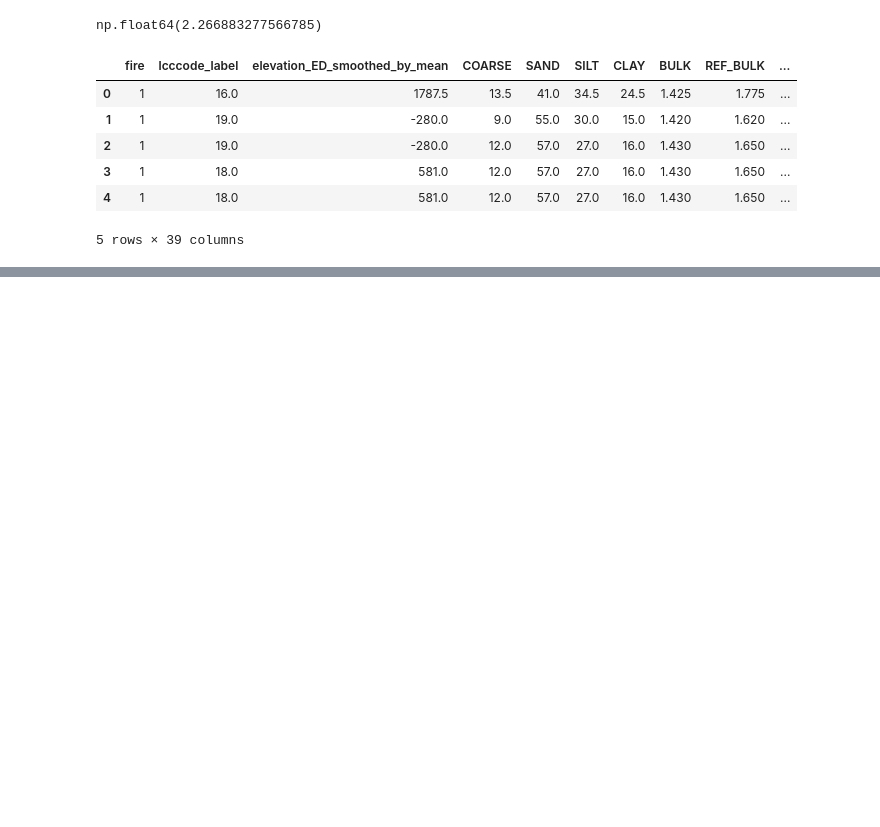
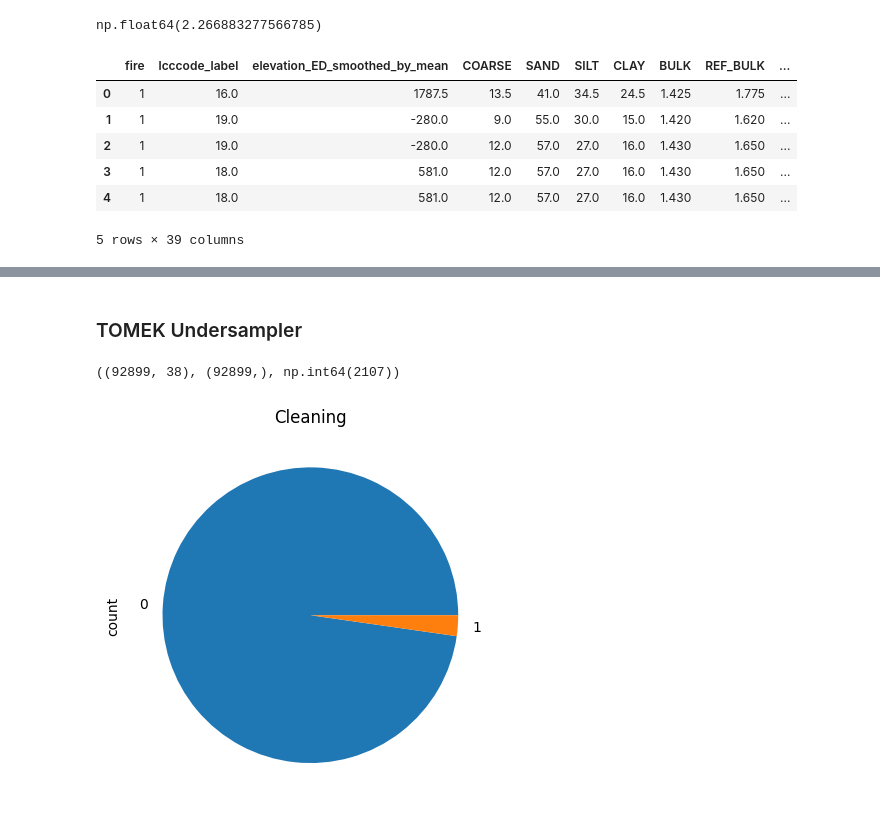
Before and after one commit to b-fatma/S2I-DM, a Jupyter notebook: src/3_merge/merge_4_clean.ipynb, the cells around one changed output, grey strips where cells are left out. Cells and saved outputs as stored; diff of their text form; code cells hidden in the pictures; blank space fills up the shorter version.

Commit message:
cleaning

```diff
--- a/src/3_merge/merge_4_clean.ipynb
+++ b/src/3_merge/merge_4_clean.ipynb
@@ -235,0 +278,14 @@ df_test.to_csv(output_path2, index=False)
+# %% [markdown]
+### TOMEK Undersampler
+# %%
+from imblearn.under_sampling import TomekLinks
+
+sampling_strategy = "not minority"
+tl = TomekLinks(sampling_strategy=sampling_strategy)
+X_res, y_res = tl.fit_resample(X, y)
+ax = y_res.value_counts().plot.pie()
+_ = ax.set_title("Cleaning")
+X_res.shape, y_res.shape, y_res.sum()
+# %% [output]
+((92899, 38), (92899,), np.int64(2107))
+[figure, added]
```
Also changed, not shown: parts of 14 cells of this notebook, 1 other file.
